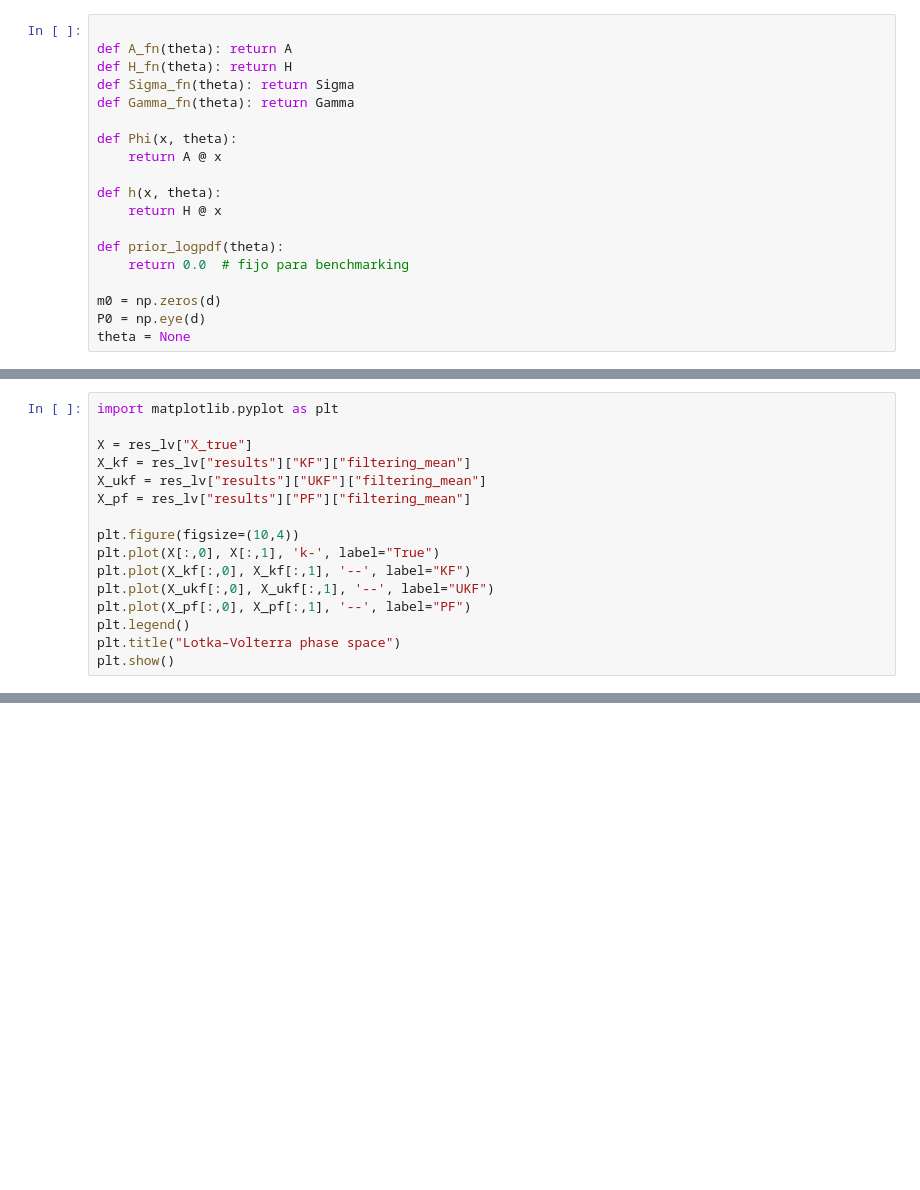
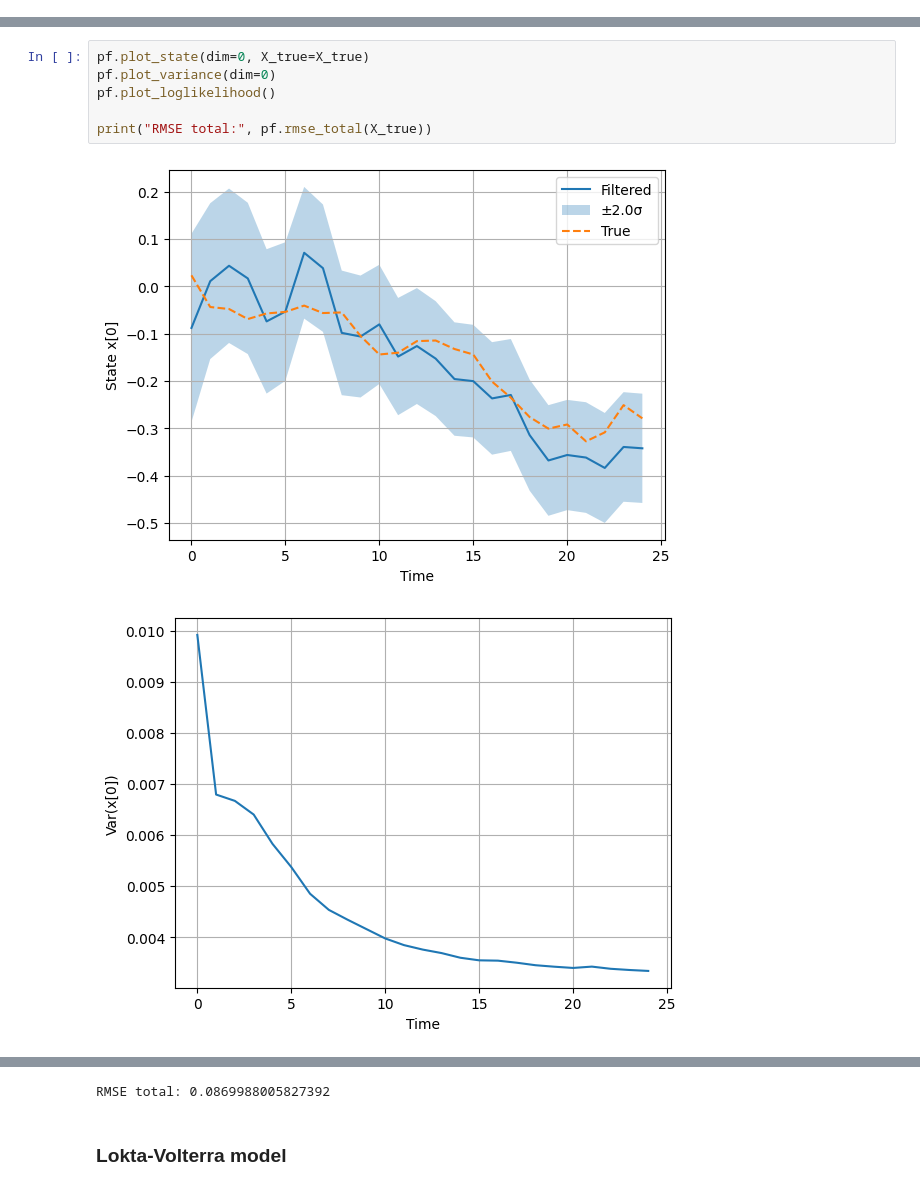
Before and after one commit to cnosa/MasterThesis, a Jupyter notebook: Code/Modules/Examples/comparison_filters.ipynb, the cells around one changed output, grey strips where cells are left out. Cells and saved outputs as stored; diff of their text form; blank space fills up the shorter version.

Commit message:
filters for statespace models

```diff
--- a/Code/Modules/Examples/comparison_filters.ipynb
+++ b/Code/Modules/Examples/comparison_filters.ipynb
@@ -46,19 +0,0 @@ X_true, Y = simulate_lgssm(A, H, Sigma, Gamma, x0, T)
-# %%
-
-def A_fn(theta): return A
-def H_fn(theta): return H
-def Sigma_fn(theta): return Sigma
-def Gamma_fn(theta): return Gamma
-
-def Phi(x, theta):
-    return A @ x
-
-def h(x, theta):
-    return H @ x
-
-def prior_logpdf(theta):
-    return 0.0  # fijo para benchmarking
-
-m0 = np.zeros(d)
-P0 = np.eye(d)
-theta = None
@@ -1092,16 +0,0 @@ PF  | RMSE: 0.20050 | logL: 28.29152 | time: 18.138s
-# %%
-import matplotlib.pyplot as plt
-
-X = res_lv["X_true"]
-X_kf = res_lv["results"]["KF"]["filtering_mean"]
-X_ukf = res_lv["results"]["UKF"]["filtering_mean"]
-X_pf = res_lv["results"]["PF"]["filtering_mean"]
-
-plt.figure(figsize=(10,4))
-plt.plot(X[:,0], X[:,1], 'k-', label="True")
-plt.plot(X_kf[:,0], X_kf[:,1], '--', label="KF")
-plt.plot(X_ukf[:,0], X_ukf[:,1], '--', label="UKF")
-plt.plot(X_pf[:,0], X_pf[:,1], '--', label="PF")
-plt.legend()
-plt.title("Lotka–Volterra phase space")
-plt.show()
@@ -1128,0 +872,9 @@ PF  | RMSE: 0.75528 | logL: 23.08343 | time: 1.015s
+# %%
+pf.plot_state(dim=0, X_true=X_true)
+pf.plot_variance(dim=0)
+pf.plot_loglikelihood()
+
+print("RMSE total:", pf.rmse_total(X_true))
+# %% [output]
+[figure, added]
+[figure, added]
@@ -1128,0 +882,3 @@ PF  | RMSE: 0.75528 | logL: 23.08343 | time: 1.015s
+RMSE total: 0.0869988005827392
+# %% [markdown]
+### Lokta-Volterra model
```
Also changed, not shown: parts of 37 cells of this notebook.
